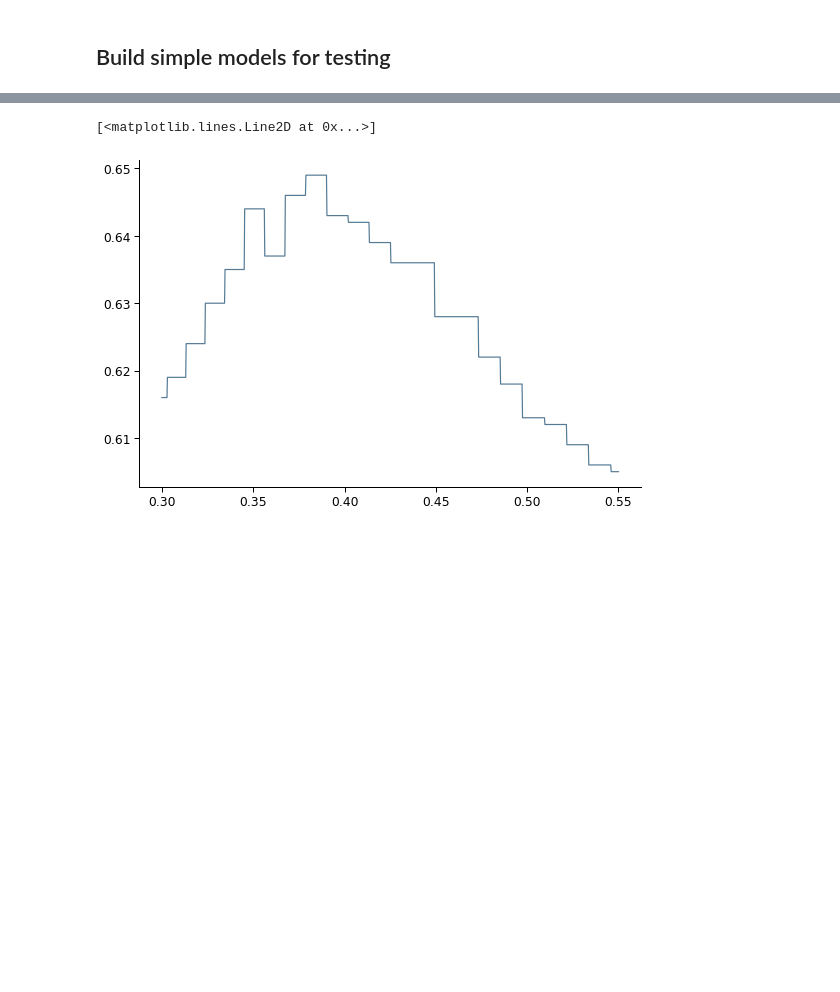
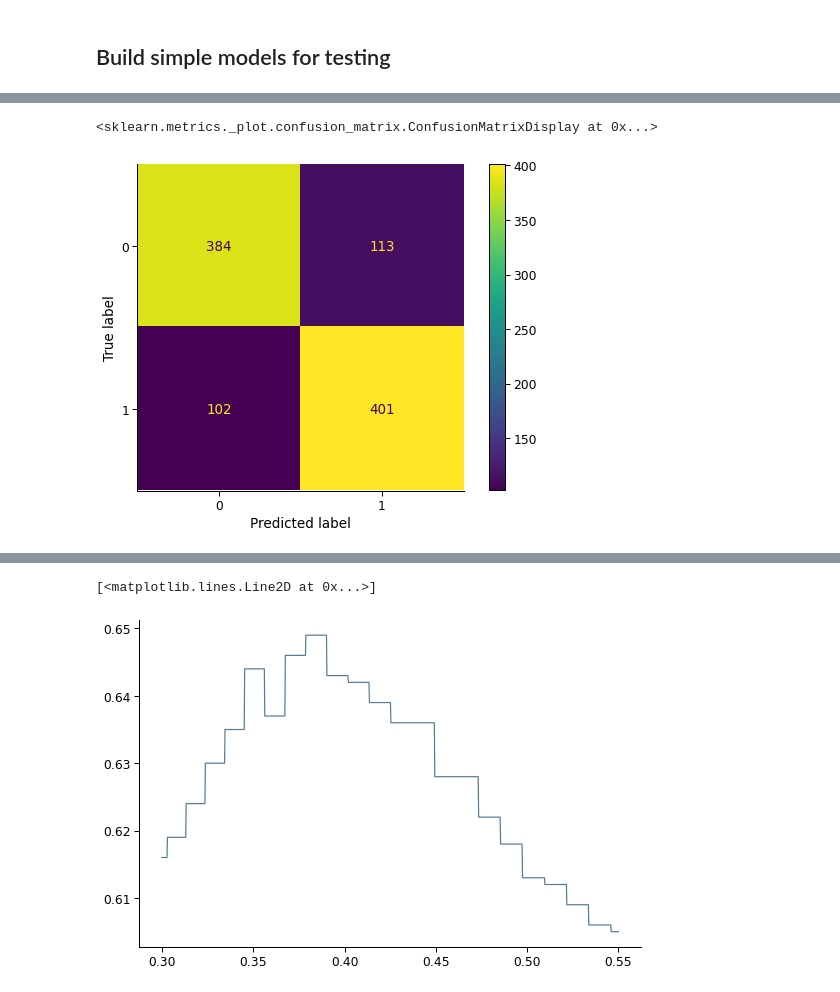
Before and after one commit to fredzett/Notebooks, a Jupyter notebook: Chapter_04_simulation_churn.ipynb, the cells around one changed output, grey strips where cells are left out. Saved outputs shown, nothing was run; the diff lists cells and outputs as text; code cells hidden in the pictures; blank space fills up the shorter version.

```diff
--- a/Chapter_04_simulation_churn.ipynb
+++ b/Chapter_04_simulation_churn.ipynb
@@ -125,0 +154,11 @@ array([[297., 200.],
+# %%
+yhat = 1/(1+np.exp(-model.fittedvalues))
+yhat = np.where(yhat > 0.5,1,0)
+# %%
+df["churn_predicted"] = yhat
+# %%
+cm = confusion_matrix(df["churn"], df["churn_predicted"])
+ConfusionMatrixDisplay(cm).plot()
+# %% [output]
+<sklearn.metrics._plot.confusion_matrix.ConfusionMatrixDisplay at 0x...>
+[figure, added]
```
Also changed, not shown: parts of 13 cells of this notebook, 4 other files.
